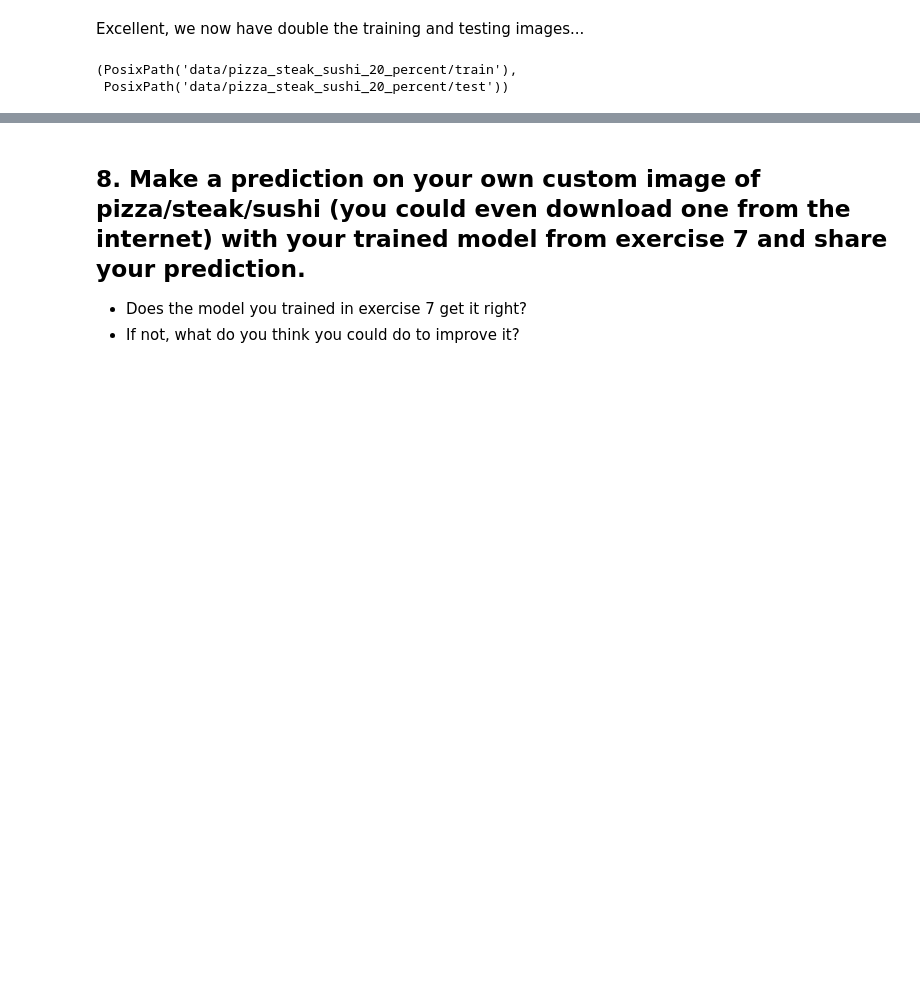
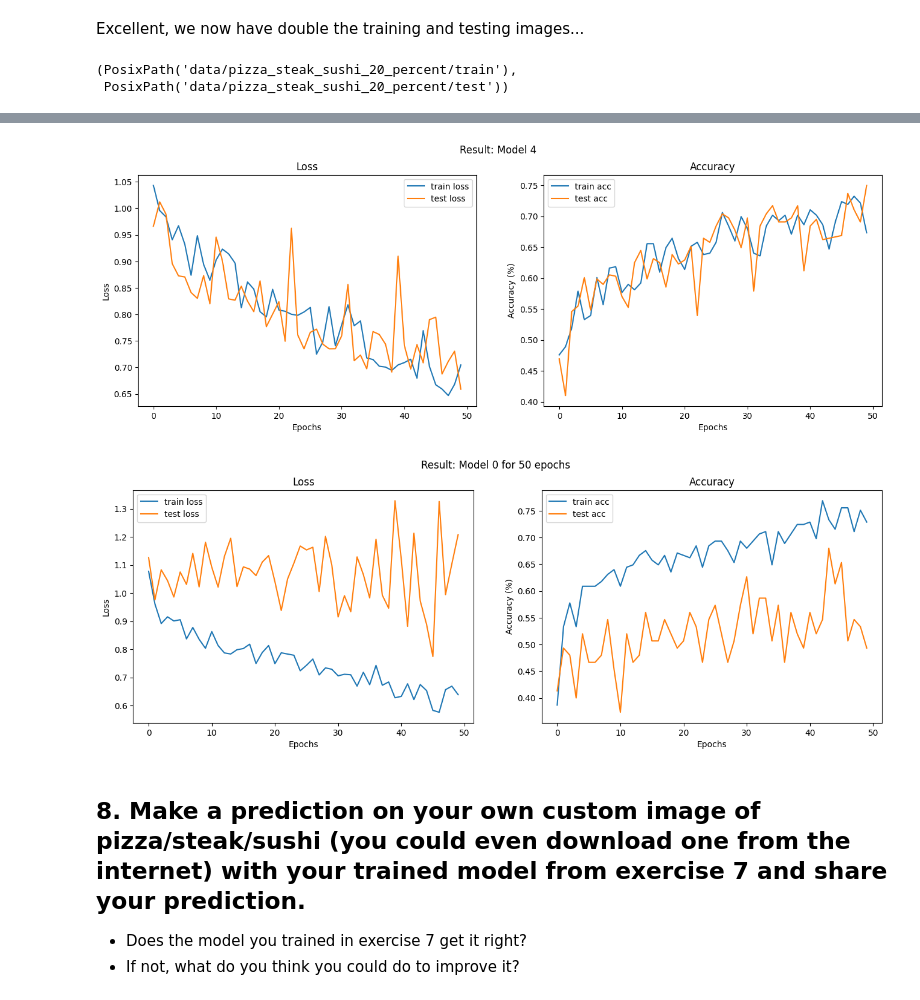
Before and after one commit to VioletLiu0620/deeplearning, a Jupyter notebook: practices/04_pytorch_custom_datasets_exercises.ipynb, the cells around one changed output, grey strips where cells are left out. Drawn from its saved outputs; the diff is of its cells as text; code cells hidden in the pictures; blank space fills up the shorter version.

```diff
--- a/practices/04_pytorch_custom_datasets_exercises.ipynb
+++ b/practices/04_pytorch_custom_datasets_exercises.ipynb
@@ -714,7 +731,7 @@ train_data_20_percent = ImageFolder(root= train_data_20_percent_path,
 test_data_20_percent = ImageFolder(root= test_data_20_percent_path,
                                    transform= simple_transform)
 
-BATCH_SIZE = 1
+BATCH_SIZE = 8
 
 # Create dataloaders
 train_dataloader_20_percent = DataLoader(dataset= train_data_20_percent,
@@ -735,11 +752,11 @@ model_4 = TinyVGG(input_shape=3,
                   output_shape=len(class_names)).to(device)
 
 loss_fn = nn.CrossEntropyLoss()
-optimizer = torch.optim.Adam(model_4.parameters(), lr=0.001)
+optimizer = torch.optim.Adam(model_4.parameters(), lr=0.0012)
 
 model_4_results = train(model=model_4,
                         train_dataloader=train_dataloader_20_percent, # use double the training data
                         test_dataloader=test_dataloader_20_percent, # use double the testing data
                         optimizer=optimizer,
-                        epochs=20) # train for 20 epochs
+                        epochs=50) # train for 20 epochs
 # %% [output]
@@ -766,7 +780,37 @@ Epoch: 20 | train_loss: 0.8610 | train_acc: 0.6133 | test_loss: 0.8363 | test_ac
-# %%
-# Plot the model result
-def plot_result(result: dict,
-                )
+# %%
+# Plot the model result
+def plot_result(result: dict, title: str):
+  plt.figure(figsize=(16,5))
+
+  train_loss = result["train_loss"]
+  train_acc = result["train_acc"]
+  test_loss = result["test_loss"]
+  test_acc = result["test_acc"]
+  epochs = range(len(result["train_loss"]))
+
+  plt.subplot(1,2,1)
+  plt.plot(epochs, train_loss, label="train loss")
+  plt.plot(epochs, test_loss, label="test loss")
+  plt.title("Loss")
+  plt.xlabel("Epochs")
+  plt.ylabel("Loss")
+  plt.legend()
+
+  plt.subplot(1,2,2)
+  plt.plot(epochs, train_acc, label="train acc")
+  plt.plot(epochs, test_acc, label="test acc")
+  plt.title("Accuracy")
+  plt.xlabel("Epochs")
+  plt.ylabel("Accuracy (%)")
+  plt.legend()
+
+  plt.suptitle(f"Result: {title}")
+# %%
+plot_result(model_4_results, "Model 4")
+plot_result(model_0_50_result, "Model 0 for 50 epochs")
+# %% [output]
+[figure, added]
+[figure, added]
 # %% [markdown]
 ## 8. Make a prediction on your own custom image of pizza/steak/sushi (you could even download one from the internet) with your trained model from exercise 7 and share your prediction.
 * Does the model you trained in exercise 7 get it right?
```
Also changed, not shown: parts of 17 cells of this notebook.
